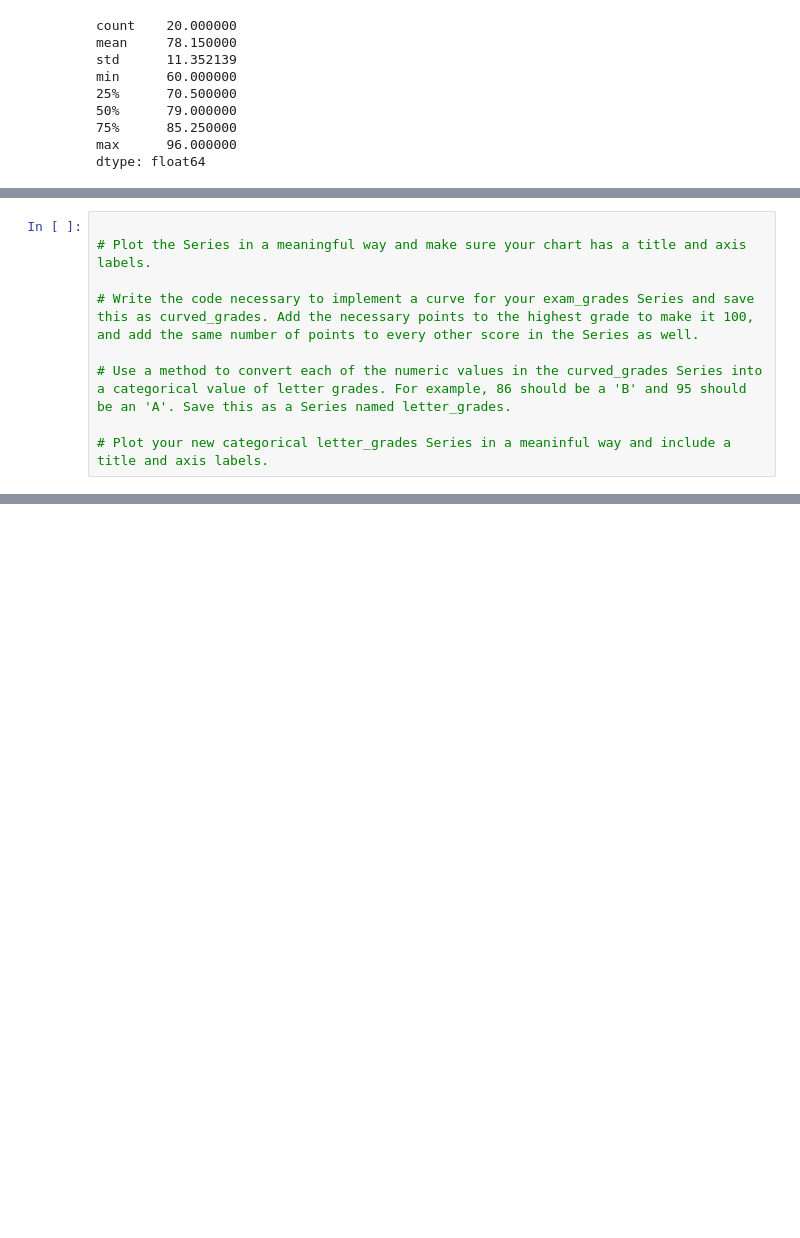
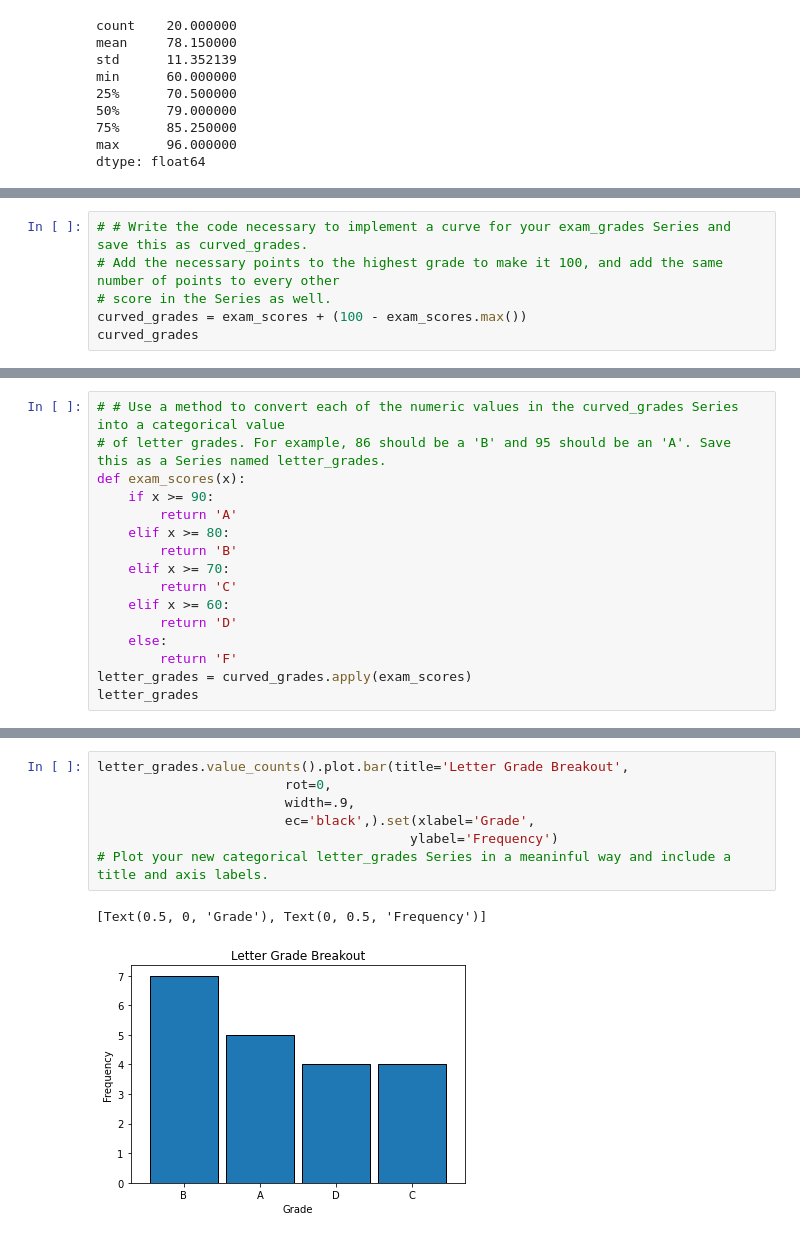
Before and after one commit to Laz-Lopez/numpy-pandas-visualization-exercises, a Jupyter notebook: pandas_series.ipynb, the cells around one changed output, grey strips where cells are left out. Drawn from its saved outputs; the diff is of its cells as text; blank space fills up the shorter version.

```diff
--- a/pandas_series.ipynb
+++ b/pandas_series.ipynb
@@ -953,9 +963,6 @@ dtype: float64
 # %%
-
-# Plot the Series in a meaningful way and make sure your chart has a title and axis labels.
-
-# Write the code necessary to implement a curve for your exam_grades Series and save this as curved_grades. Add the necessary points to the highest grade to make it 100, and add the same number of points to every other score in the Series as well.
-
-# Use a method to convert each of the numeric values in the curved_grades Series into a categorical value of letter grades. For example, 86 should be a 'B' and 95 should be an 'A'. Save this as a Series named letter_grades.
-
-# Plot your new categorical letter_grades Series in a meaninful way and include a title and axis labels.
+# # Write the code necessary to implement a curve for your exam_grades Series and save this as curved_grades.
+# Add the necessary points to the highest grade to make it 100, and add the same number of points to every other
+# score in the Series as well.
+curved_grades = exam_scores + (100 - exam_scores.max())
+curved_grades
@@ -961,0 +987,16 @@ dtype: float64
+# %%
+# # Use a method to convert each of the numeric values in the curved_grades Series into a categorical value
+# of letter grades. For example, 86 should be a 'B' and 95 should be an 'A'. Save this as a Series named letter_grades.
+def exam_scores(x):
+    if x >= 90:
+        return 'A'
+    elif x >= 80:
+        return 'B'
+    elif x >= 70:
+        return 'C'
+    elif x >= 60:
+        return 'D'
+    else:
+        return 'F'
+letter_grades = curved_grades.apply(exam_scores)
+letter_grades
@@ -961,0 +1021,10 @@ dtype: float64
+# %%
+letter_grades.value_counts().plot.bar(title='Letter Grade Breakout',
+                        rot=0,
+                        width=.9,
+                        ec='black',).set(xlabel='Grade',
+                                        ylabel='Frequency')
+# Plot your new categorical letter_grades Series in a meaninful way and include a title and axis labels.
+# %% [output]
+[Text(0.5, 0, 'Grade'), Text(0, 0.5, 'Frequency')]
+[figure, added]
```
Also changed, not shown: parts of 4 cells of this notebook.
